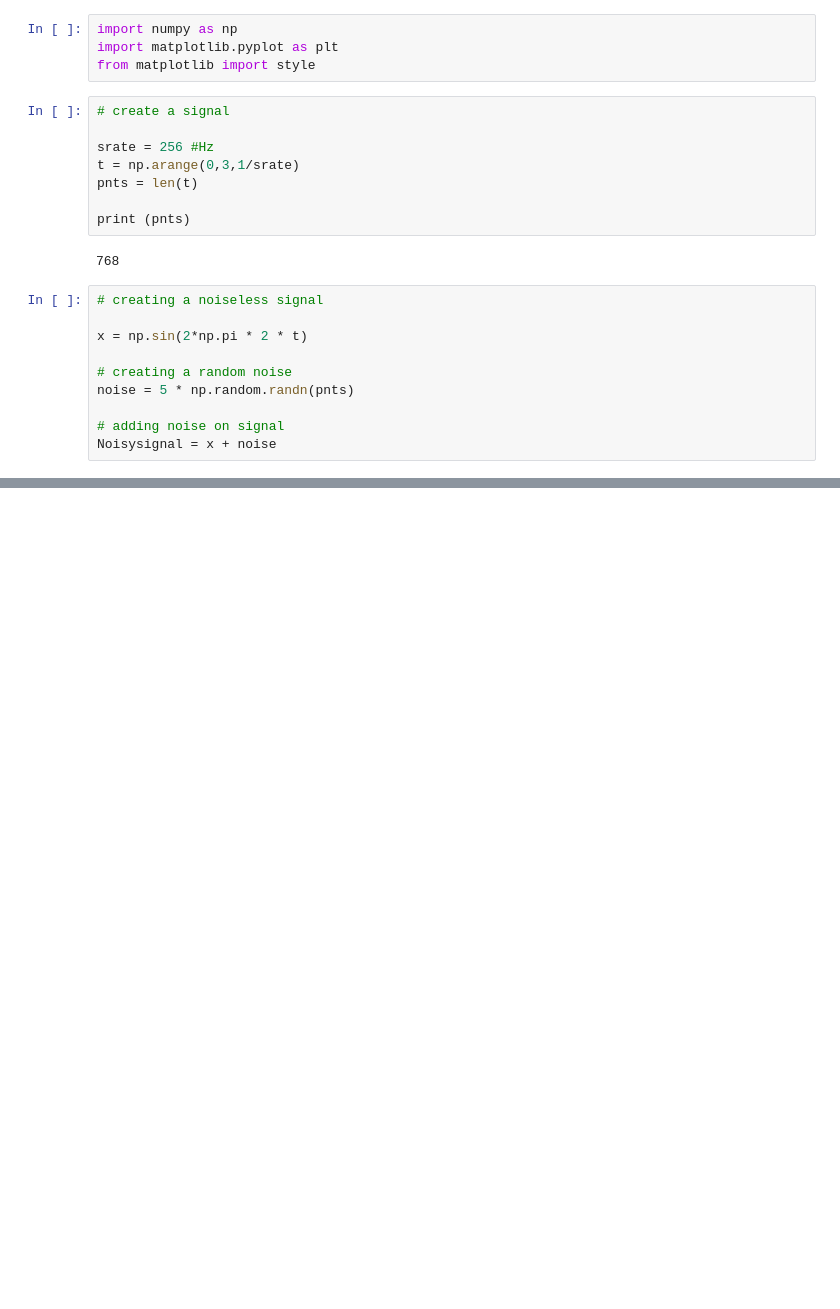
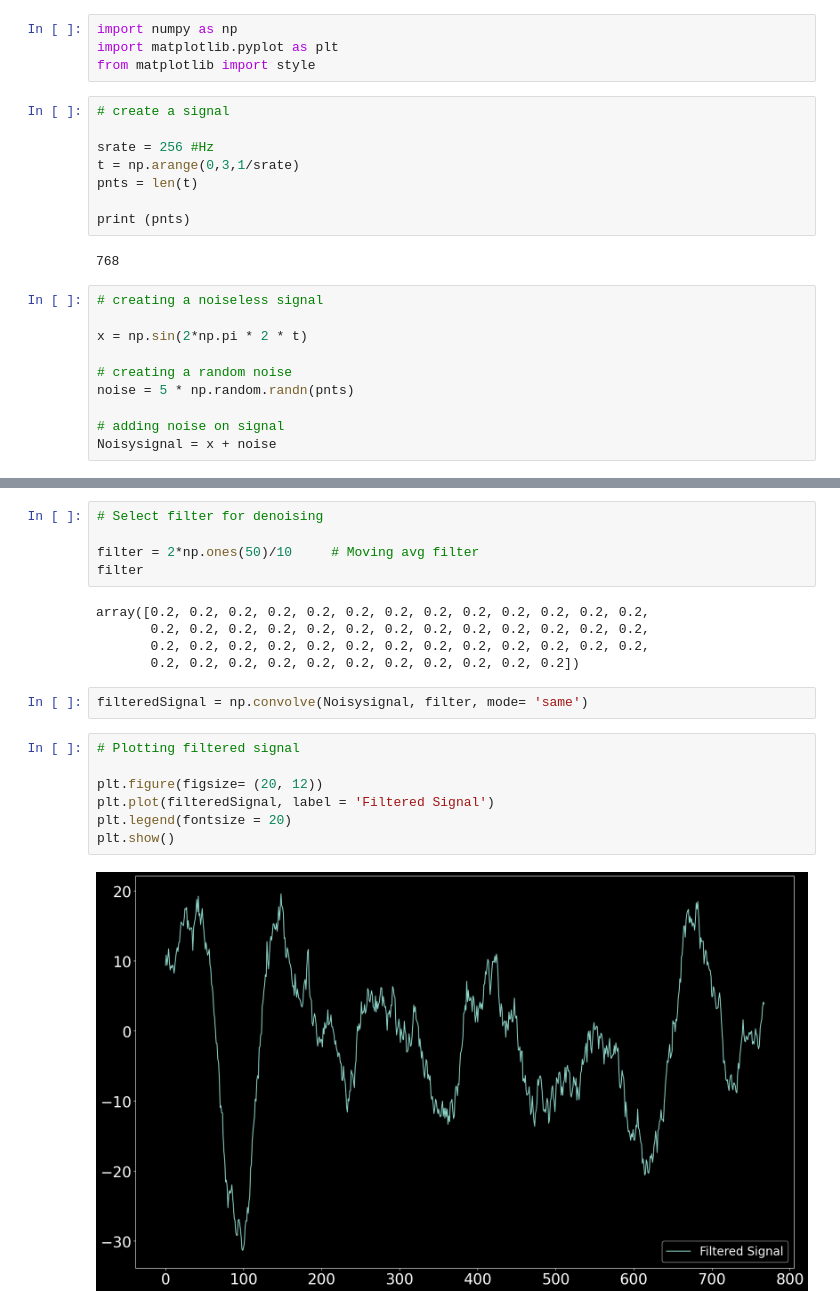
Before and after one commit to hbrandon15/ISP-with-Python, a Jupyter notebook: fundamentals_of_signal_processing/10_applications_of_convolution.ipynb, the cells around one changed output, grey strips where cells are left out. Saved outputs shown, nothing was run; the diff lists cells and outputs as text; blank space fills up the shorter version.

Commit message:
Apply denoise to a noisy signal and compare the two plots.

```diff
--- a/fundamentals_of_signal_processing/10_applications_of_convolution.ipynb
+++ b/fundamentals_of_signal_processing/10_applications_of_convolution.ipynb
@@ -39,0 +40,21 @@ plt.show()
+# %%
+# Select filter for denoising
+
+filter = 2*np.ones(50)/10     # Moving avg filter
+filter
+# %% [output]
+array([0.2, 0.2, 0.2, 0.2, 0.2, 0.2, 0.2, 0.2, 0.2, 0.2, 0.2, 0.2, 0.2,
+       0.2, 0.2, 0.2, 0.2, 0.2, 0.2, 0.2, 0.2, 0.2, 0.2, 0.2, 0.2, 0.2,
+       0.2, 0.2, 0.2, 0.2, 0.2, 0.2, 0.2, 0.2, 0.2, 0.2, 0.2, 0.2, 0.2,
+       0.2, 0.2, 0.2, 0.2, 0.2, 0.2, 0.2, 0.2, 0.2, 0.2, 0.2])
+# %%
+filteredSignal = np.convolve(Noisysignal, filter, mode= 'same')
+# %%
+# Plotting filtered signal
+
+plt.figure(figsize= (20, 12))
+plt.plot(filteredSignal, label = 'Filtered Signal')
+plt.legend(fontsize = 20)
+plt.show()
+# %% [output]
+[figure, added]
```
Also changed, not shown: parts of 2 cells of this notebook.
